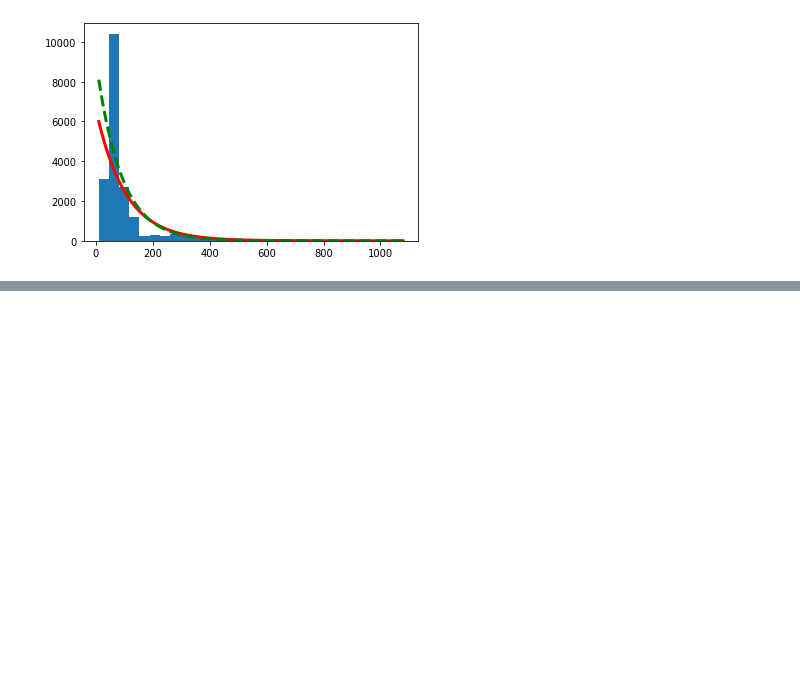
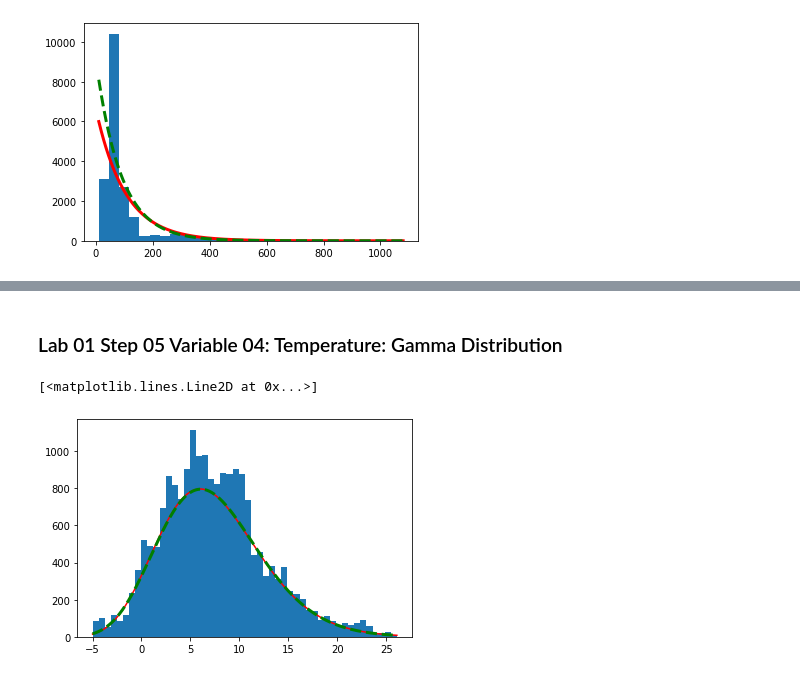
Before and after one commit to Nemat-Allah-Aloush/Multivariate_Data_Analysis, a Jupyter notebook: lab_01.ipynb, the cells around one changed output, grey strips where cells are left out. Saved outputs shown, nothing was run; the diff lists cells and outputs as text; code cells hidden in the pictures; blank space fills up the shorter version.

```diff
--- a/lab_01.ipynb
+++ b/lab_01.ipynb
@@ -277,0 +310,20 @@ ax.plot(axis, dist_MLE * len(col) * smax / nbins,
+# %% [markdown]
+### Lab 01 Step 05 Variable 04: Temperature: Gamma Distribution
+# %%
+nbins=50
+col=df_sample_colomn_energydata[df_sample_colomn_energydata.columns[3]].to_numpy()
+smax=col.max()
+axis=np.linspace(col.min(), col.max(),500)
+x = stats.gamma  #.rvs(a, b, size=1000, random_state=123)
+MM = x.fit(col,method='MM')
+dist_MM = x.pdf(axis, *MM)
+MLE = x.fit(col,method='MLE')
+dist_MLE = x.pdf(axis, *MLE)
+#loc1, scale1,loc2, scale2
+fig, ax = plt.subplots()
+ax.hist(col, nbins)#,density=True, stacked=True)
+ax.plot(axis, dist_MM * len(col) * smax / nbins,'-r', label='exp')  #* len(col) * smax / nbins
+ax.plot(axis, dist_MLE* len(col) * smax / nbins ,'--g', lw=3, label='BS') #* len(col) * smax / nbins
+# %% [output]
+[<matplotlib.lines.Line2D at 0x...>]
+[figure, added]
```
Also changed, not shown: parts of 10 cells of this notebook.
